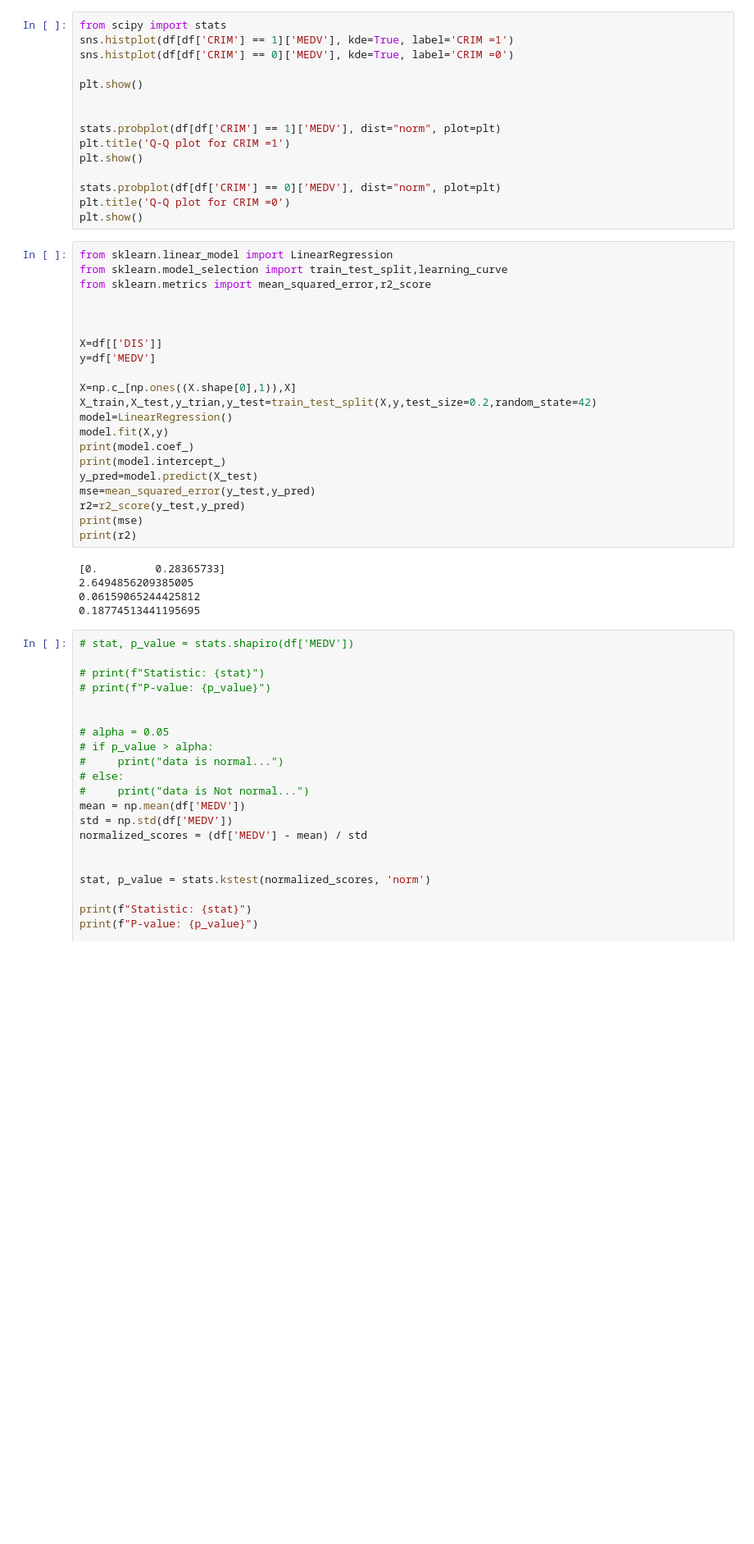
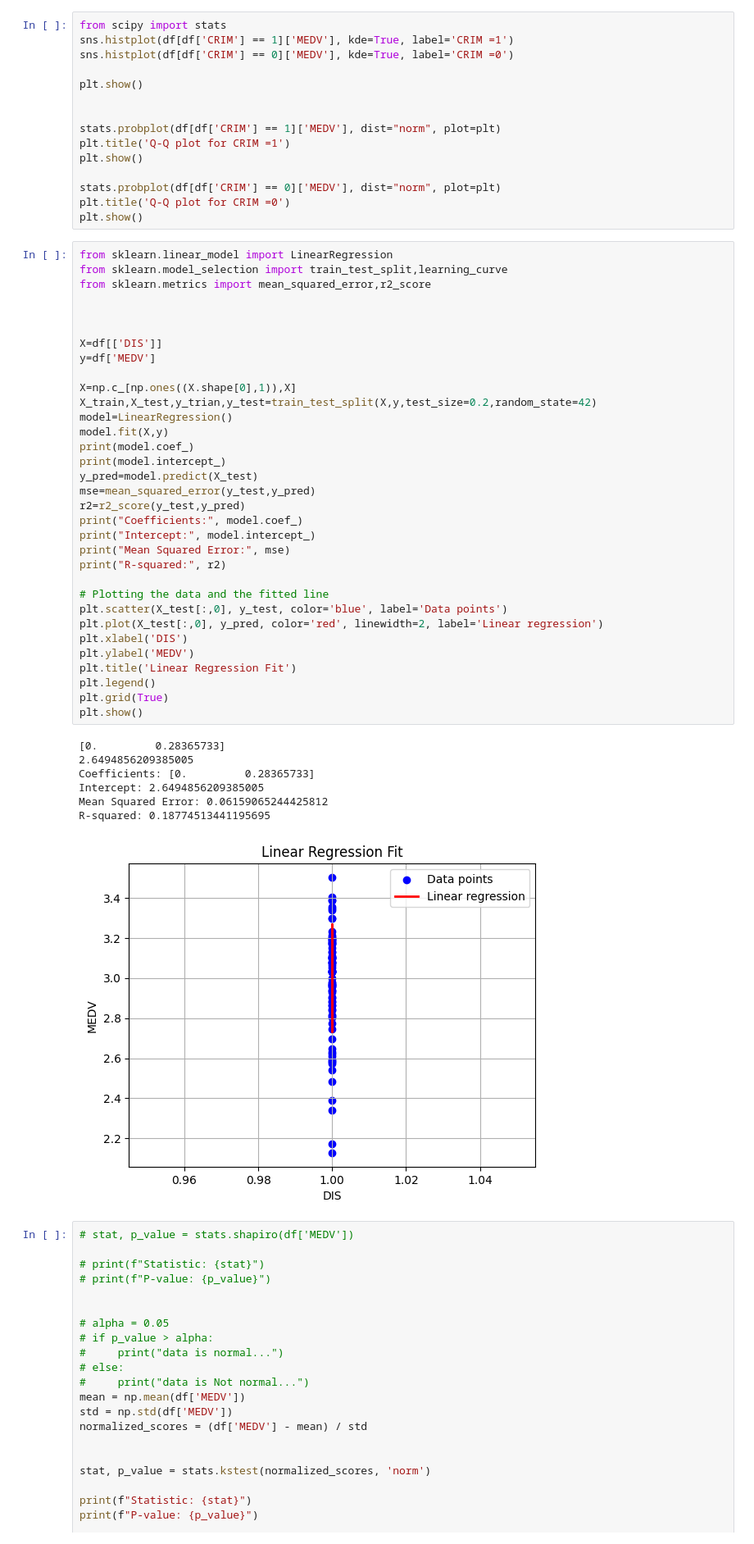
Before and after one commit to Farazmghm/Business-Machine-Learning-and-EDA, a Jupyter notebook: Crime.ipynb, the cells around one changed output. Shown: that part at 82% size. Cells and saved outputs as stored; diff of their text form; blank space fills up the shorter version.

```diff
--- a/Crime.ipynb
+++ b/Crime.ipynb
@@ -787,29 +787,44 @@ plt.show()
 # %%
 from sklearn.linear_model import LinearRegression
 from sklearn.model_selection import train_test_split,learning_curve
 from sklearn.metrics import mean_squared_error,r2_score
 
 
 
 X=df[['DIS']]
 y=df['MEDV']
 
 X=np.c_[np.ones((X.shape[0],1)),X]
 X_train,X_test,y_trian,y_test=train_test_split(X,y,test_size=0.2,random_state=42)
 model=LinearRegression()
 model.fit(X,y)
 print(model.coef_)
 print(model.intercept_)
 y_pred=model.predict(X_test)
 mse=mean_squared_error(y_test,y_pred)
 r2=r2_score(y_test,y_pred)
-print(mse)
-print(r2)
+print("Coefficients:", model.coef_)
+print("Intercept:", model.intercept_)
+print("Mean Squared Error:", mse)
+print("R-squared:", r2)
+
+# Plotting the data and the fitted line
+plt.scatter(X_test[:,0], y_test, color='blue', label='Data points')
+plt.plot(X_test[:,0], y_pred, color='red', linewidth=2, label='Linear regression')
+plt.xlabel('DIS')
+plt.ylabel('MEDV')
+plt.title('Linear Regression Fit')
+plt.legend()
+plt.grid(True)
+plt.show()
 # %% [output]
 [0.         0.28365733]
 2.6494856209385005
-0.06159065244425812
-0.18774513441195695
+Coefficients: [0.         0.28365733]
+Intercept: 2.6494856209385005
+Mean Squared Error: 0.06159065244425812
+R-squared: 0.18774513441195695
+[figure, added]
 # %%
 # stat, p_value = stats.shapiro(df['MEDV'])
 
```
Also changed, not shown: parts of 2 cells of this notebook.
